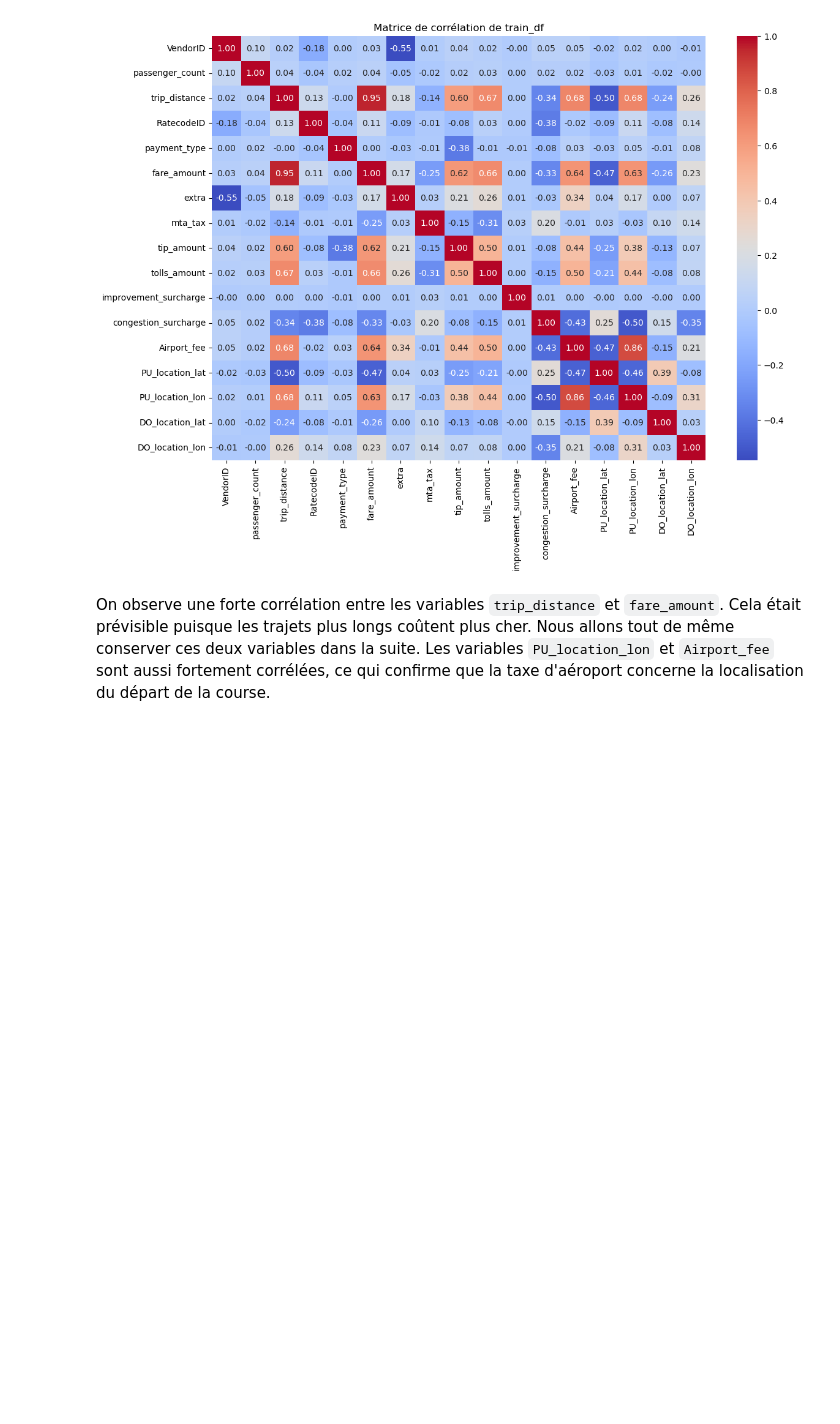
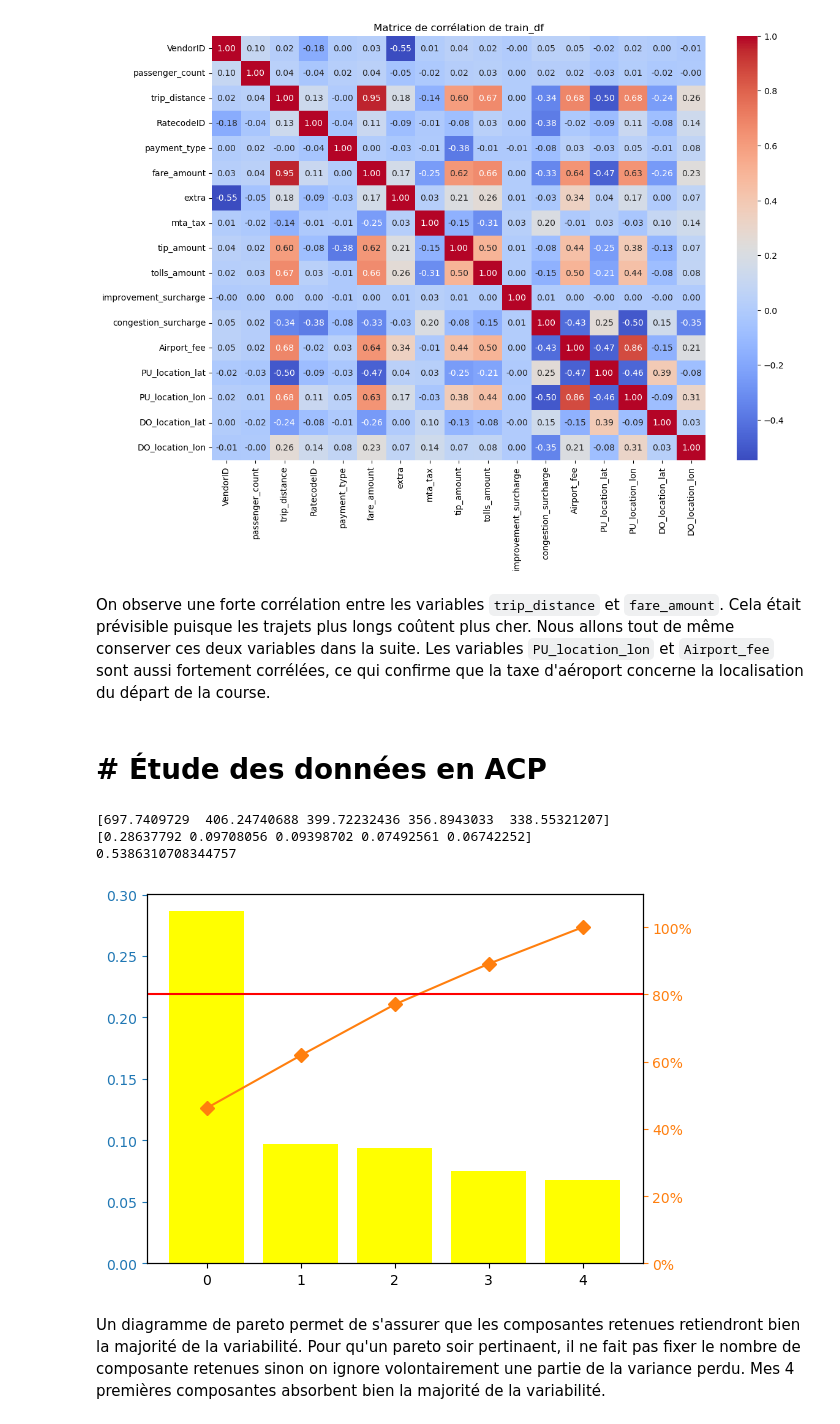
Before and after one commit to enzoben/NYC-taxis-tips, a Jupyter notebook: NYTT_data_analysis.ipynb, the cells around one changed output. Saved outputs shown, nothing was run; the diff lists cells and outputs as text; code cells hidden in the pictures; blank space fills up the shorter version.

```diff
--- a/NYTT_data_analysis.ipynb
+++ b/NYTT_data_analysis.ipynb
@@ -92,3 +94,54 @@ plt.show()
 [figure]
 # %% [markdown]
 On observe une forte corrélation entre les variables `trip_distance` et `fare_amount`. Cela était prévisible puisque les trajets plus longs coûtent plus cher. Nous allons tout de même conserver ces deux variables dans la suite. Les variables `PU_location_lon` et `Airport_fee` sont aussi fortement corrélées, ce qui confirme que la taxe d'aéroport concerne la localisation du départ de la course.
+# %% [markdown]
+# # Étude des données en ACP
+# %%
+scaler = StandardScaler()
+X_ACP = train_df.drop(columns= ['tpep_pickup_datetime', 'tpep_dropoff_datetime', 'store_and_fwd_flag'])
+X_ACP_standardized = scaler.fit_transform(X_ACP)
+# %%
+mypca = PCA(n_components= 5)
+
+mypca.fit(X_ACP_standardized)
+
+# Pourcentage de la variance expliquée par chacune des composantes sélectionnées.
+print(mypca.singular_values_) # Valeurs de variance
+print(mypca.explained_variance_ratio_) #  Pourcentages
+
+# Résultats de l'ACP
+data_sortie= mypca.fit_transform(X_ACP_standardized)
+
+# Bruit estimé lié à la covariance
+print(mypca.noise_variance_)
+# %% [output]
+[697.7409729  406.24740688 399.72232436 356.8943033  338.55321207]
+[0.28637792 0.09708056 0.09398702 0.07492561 0.06742252]
+0.5386310708344757
+# %%
+from matplotlib.ticker import PercentFormatter
+
+def pareto(data) :
+
+    y = list(data)
+    x = range(len(data))
+
+    ycum = np.cumsum(y)/sum(y)*100
+
+    fig, ax = plt.subplots()
+    ax.bar(x,y,color="yellow")
+    ax2 = ax.twinx()
+    ax2.plot(x,ycum, color="C1", marker="D", ms=7)
+    ax2.axhline(y=80,color="r")
+    ax2.yaxis.set_major_formatter(PercentFormatter())
+    ax.tick_params(axis="y", colors="C0")
+    ax2.tick_params(axis="y", colors="C1")
+
+    plt.ylim(0,110)
+    plt.show()
+
+pareto(mypca.explained_variance_ratio_)
+# %% [output]
+[figure, added]
+# %% [markdown]
+Un diagramme de pareto permet de s'assurer que les composantes retenues retiendront bien la majorité de la variabilité. Pour qu'un pareto soir pertinaent, il ne fait pas fixer le nombre de composante retenues sinon on ignore volontairement une partie de la variance perdu. Mes 4 premières composantes absorbent bien la majorité de la variabilité.
```
Also changed, not shown: parts of 4 cells of this notebook.
